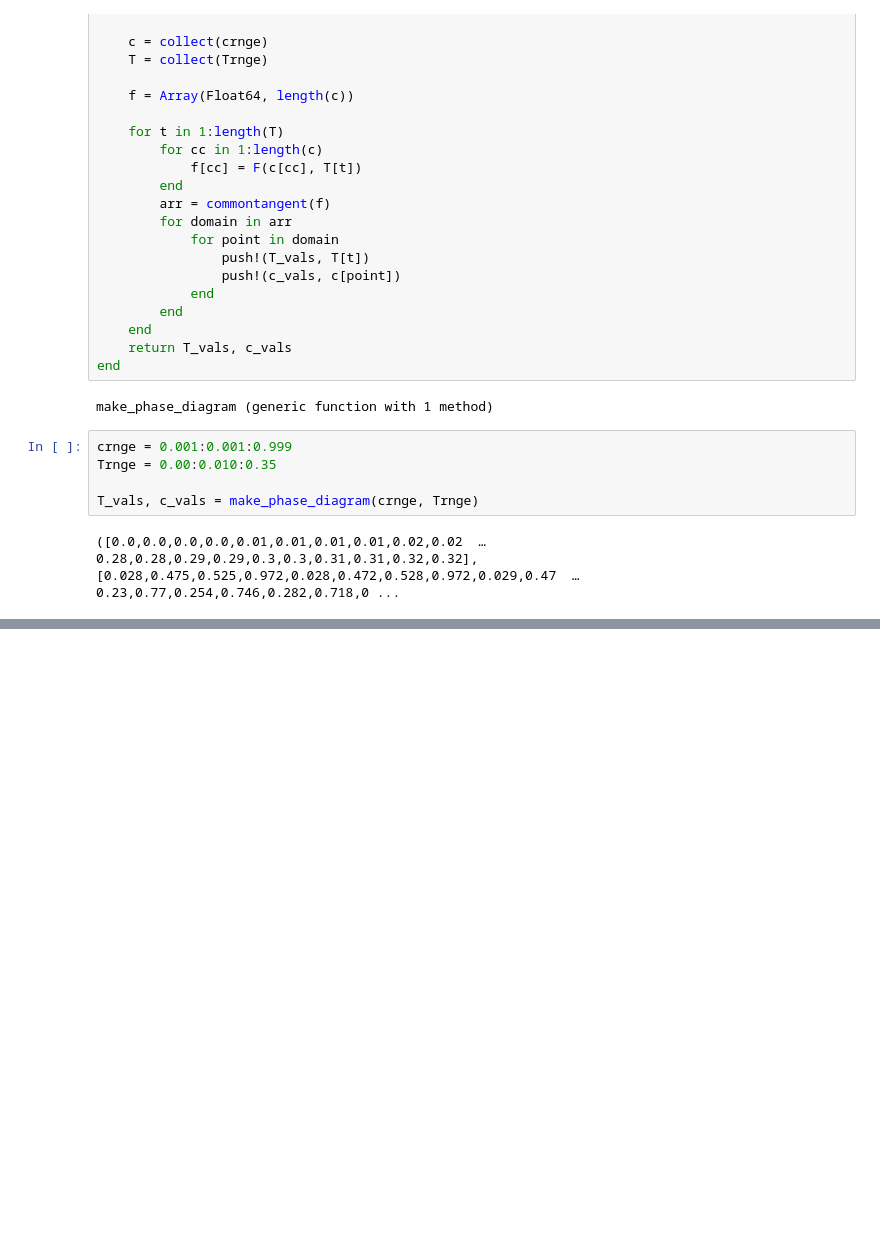
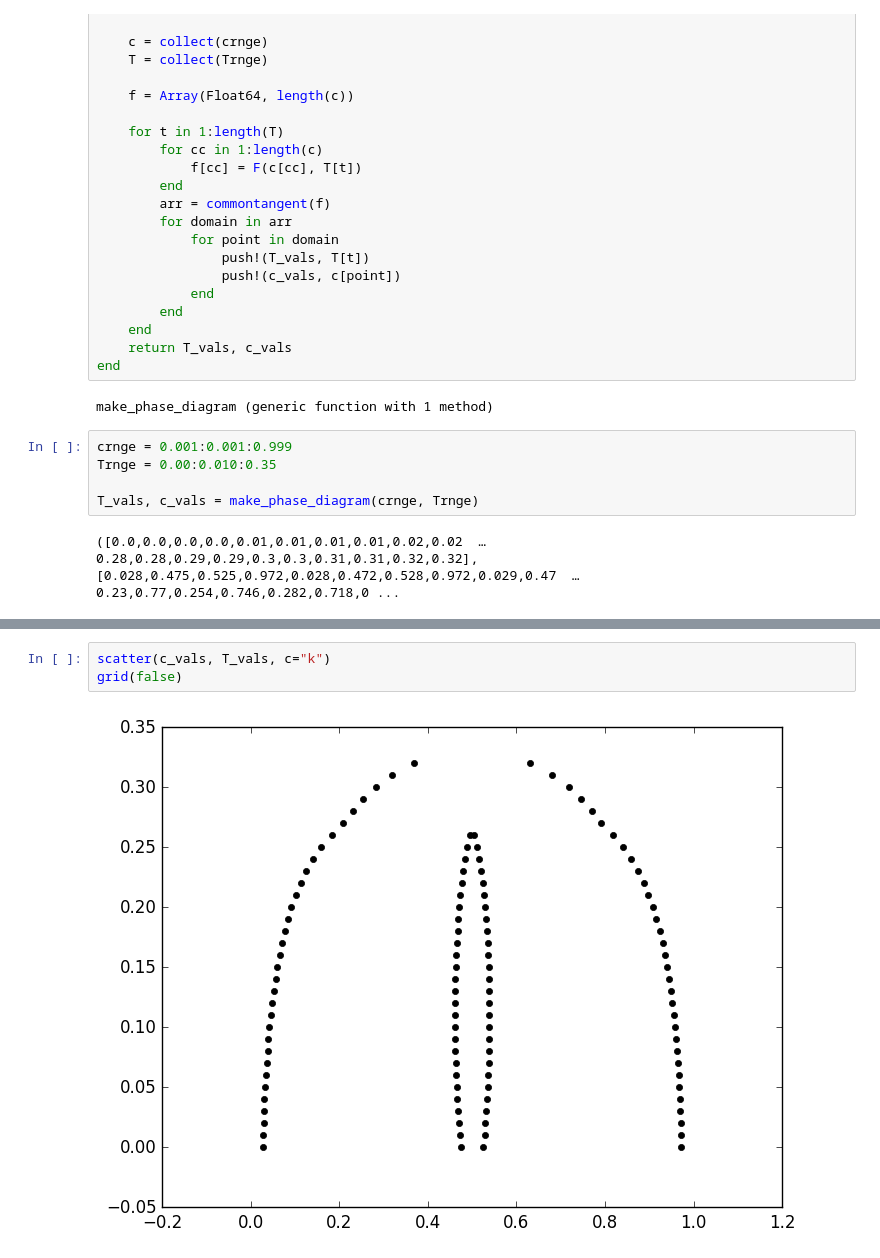
Before and after one commit to nsmith5/thesis, a Jupyter notebook: 1.0/1.1 Syntectic Reaction/Phase Diagram/phase diagram.ipynb, the cells around one changed output, grey strips where cells are left out. Drawn from its saved outputs; the diff is of its cells as text; blank space fills up the shorter version.

Commit message:
Editted phase diagram

```diff
--- a/1.0/1.1 Syntectic Reaction/Phase Diagram/phase diagram.ipynb
+++ b/1.0/1.1 Syntectic Reaction/Phase Diagram/phase diagram.ipynb
@@ -441,0 +429,5 @@ while loading In[70], in expression starting on line 1
+# %%
+scatter(c_vals, T_vals, c="k")
+grid(false)
+# %% [output]
+[figure, added]
```
Also changed, not shown: parts of 8 cells of this notebook, 1 other file.
